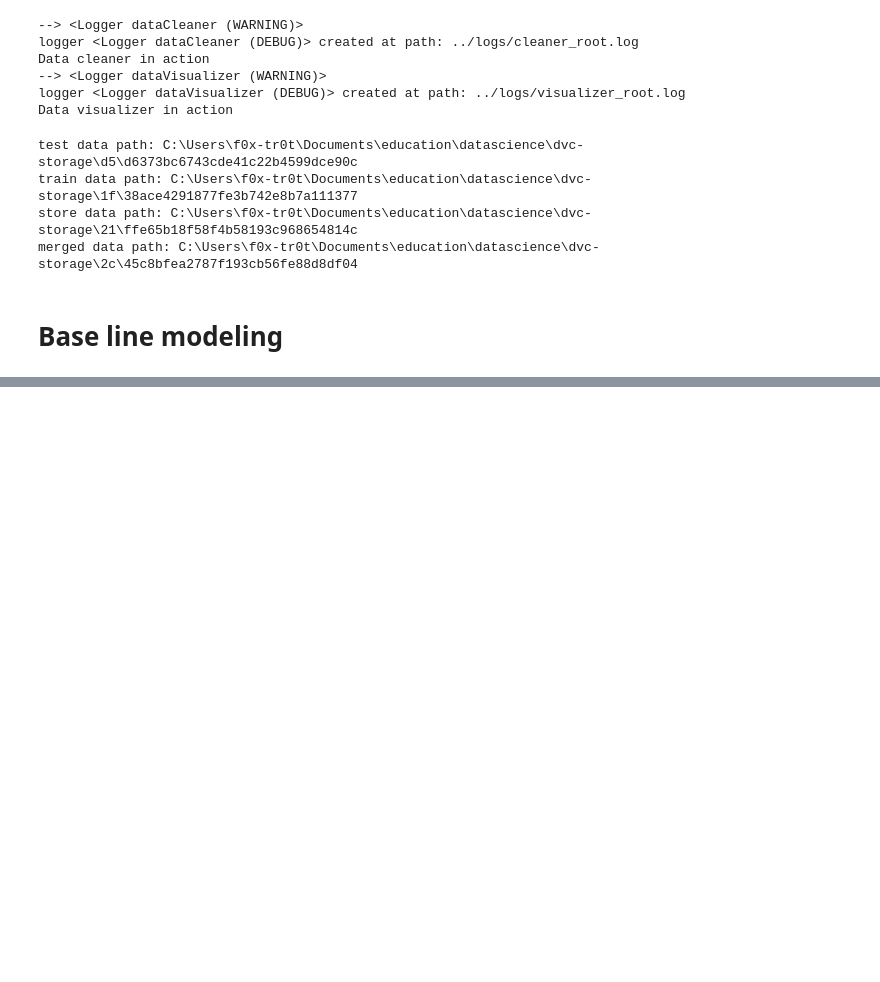
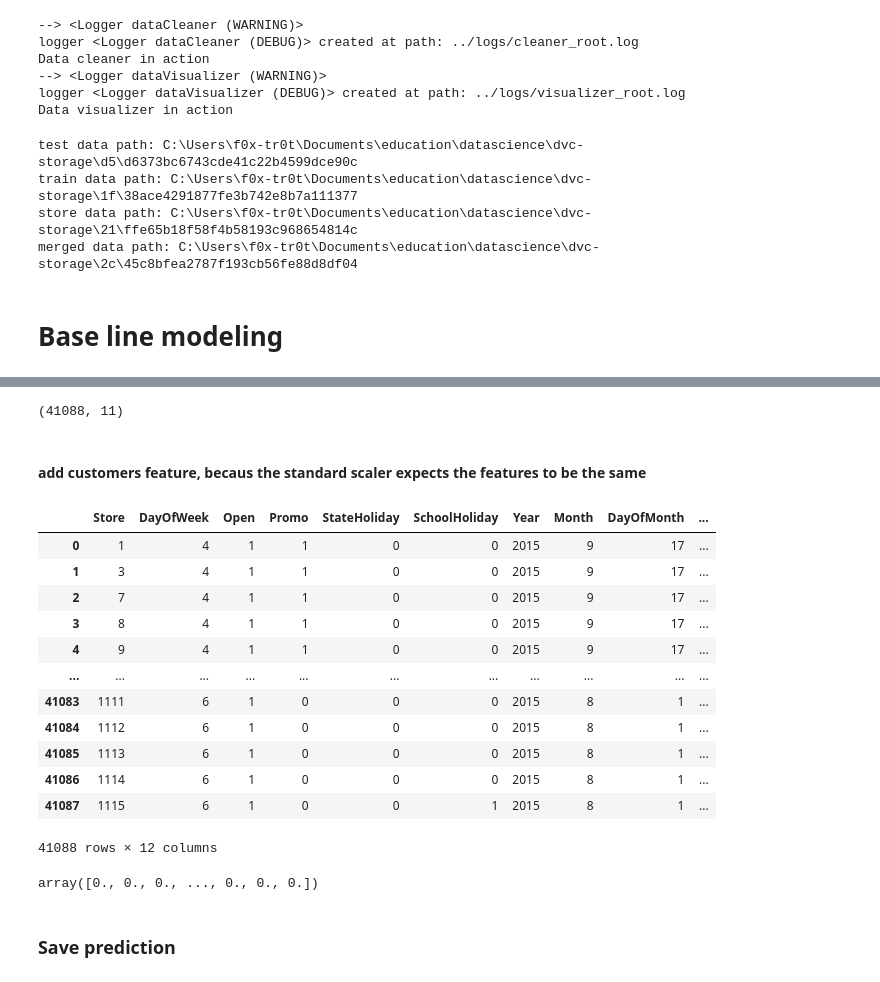
Before and after one commit to Fisseha-Estifanos/Rossmann-pharmaceuticals, a Jupyter notebook: notebooks/base-line-model.ipynb, the cells around one changed output, grey strips where cells are left out. Cells and saved outputs as stored; diff of their text form; code cells hidden in the pictures; blank space fills up the shorter version.

```diff
--- a/notebooks/base-line-model.ipynb
+++ b/notebooks/base-line-model.ipynb
@@ -72,0 +337,10 @@ store_data = pd.read_csv(store_data_url, na_values=missing_values, low_memory=Fa
+# %%
+#test_data = transform_date_column(df = test_data, column = 'Date')
+
+test_data['Year'] = test_data['Date'].apply(lambda x: x.year)
+test_data['Month'] = test_data['Date'].apply(lambda x: x.month)
+test_data['DayOfMonth'] = test_data['Date'].apply(lambda x: x.day)
+test_data['WeekOfYear'] = test_data['Date'].apply(lambda x: x.weekofyear)
+test_data['weekday'] = test_data['Date'].apply(lambda x: 0 if (x in [6, 7]) else 1)
+
+test_data.drop(['Date', 'Id'], axis = 1, inplace = True)
@@ -72,0 +362,31 @@ store_data = pd.read_csv(store_data_url, na_values=missing_values, low_memory=Fa
+# %%
+test_data.shape
+# %% [output]
+(41088, 11)
+# %% [markdown]
+#### add customers feature, becaus the standard scaler expects the features to be the same
+# %%
+random_customers = pd.np.random.randint(low = 1, high = 172869, size = 41088)
+test_data['Customers'] = random_customers
+test_data
+# %% [output]
+|  | Store | DayOfWeek | Open | Promo | StateHoliday | SchoolHoliday | Year | Month | DayOfMonth | ... |
+| 0 | 1 | 4 | 1 | 1 | 0 | 0 | 2015 | 9 | 17 | ... |
+| 1 | 3 | 4 | 1 | 1 | 0 | 0 | 2015 | 9 | 17 | ... |
+| 2 | 7 | 4 | 1 | 1 | 0 | 0 | 2015 | 9 | 17 | ... |
+| 3 | 8 | 4 | 1 | 1 | 0 | 0 | 2015 | 9 | 17 | ... |
+| 4 | 9 | 4 | 1 | 1 | 0 | 0 | 2015 | 9 | 17 | ... |
+| ... | ... | ... | ... | ... | ... | ... | ... | ... | ... | ... |
+| 41083 | 1111 | 6 | 1 | 0 | 0 | 0 | 2015 | 8 | 1 | ... |
+| 41084 | 1112 | 6 | 1 | 0 | 0 | 0 | 2015 | 8 | 1 | ... |
+| 41085 | 1113 | 6 | 1 | 0 | 0 | 0 | 2015 | 8 | 1 | ... |
+| 41086 | 1114 | 6 | 1 | 0 | 0 | 0 | 2015 | 8 | 1 | ... |
+| 41087 | 1115 | 6 | 1 | 0 | 0 | 1 | 2015 | 8 | 1 | ... |
+41088 rows × 12 columns
+# %%
+y_pred = rf_pipe.predict(test_data)
+y_pred
+# %% [output]
+array([0., 0., 0., ..., 0., 0., 0.])
+# %% [markdown]
+### Save prediction
```
Also changed, not shown: parts of 39 cells of this notebook.
